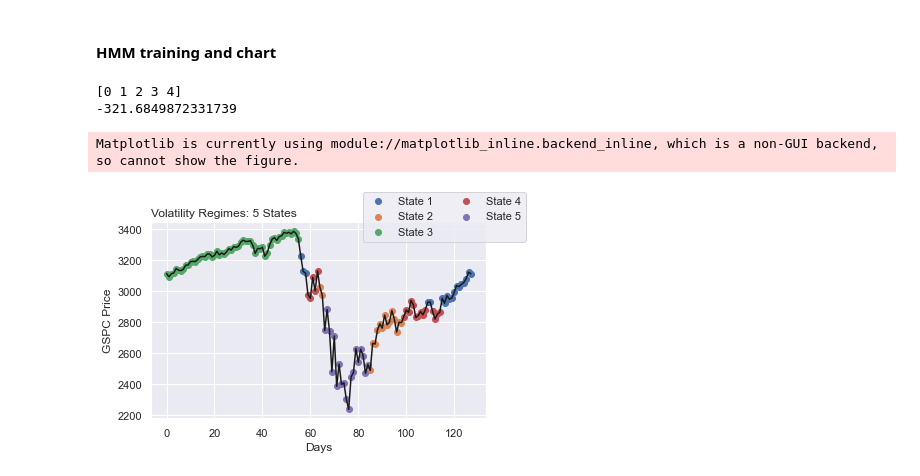
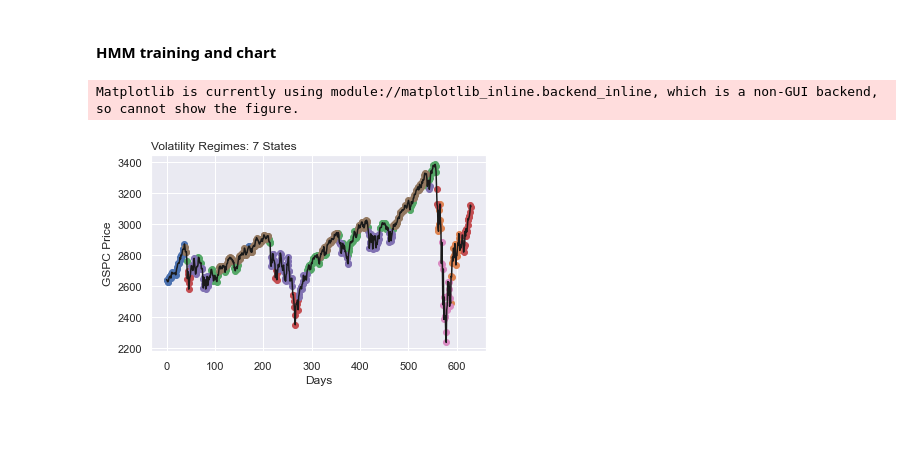
Before and after one commit to sidiyer00/senior-design-short-term-risk, a Jupyter notebook: hmm.ipynb, the cells around one changed output. Cells and saved outputs as stored; diff of their text form; code cells hidden in the pictures; blank space fills up the shorter version.

```diff
--- a/hmm.ipynb
+++ b/hmm.ipynb
@@ -12,7 +12,7 @@ import seaborn as sns
 # %% [markdown]
 #### Download SPY, VIX data
 # %%
-start_date="2019-12-01"
+start_date="2017-12-01"
 end_date="2020-06-05"
 time_interval="daily"
 
@@ -43,7 +43,7 @@ vix_fig.show()
 #### HMM training and chart
 # %%
 # params
-nRegimes = 5
+nRegimes = 7
 nIter = 1000
 # %%
 # method to fit HMM to input data (ex. vix, rets, vix*rets)
@@ -67,33 +67,29 @@ def fitHMM(data, nRegimes, nIter):
 hidden_states, mu, sigma, T, prob = fitHMM(data=df[["vix"]], nRegimes=nRegimes, nIter=nIter)
 # %%
 # plot the HMM states to a time series of the corresponding stock price
-def plotTimeSeries(data, hidden_states, ylabel, title):
+def plotHMM(data, hidden_states, ylabel, title):
     fig = plt.figure()
-    ax = fig.add_subplot(1,1,1)
+    subplt = fig.add_subplot(1,1,1)
     x = np.arange(len(data))
 
     unique_states = np.unique(hidden_states)
-    print(unique_states)
     for i in range(len(unique_states)):
         masks = hidden_states == unique_states[i]
-        ax.scatter(x[masks], data[masks], label= " ".join(["State", str(i+1)]))
+        subplt.scatter(x[masks], data[masks], label= " ".join(["State", str(i+1)]))
 
-    ax.plot(x, data, c="k")
+    subplt.plot(x, data, c="k")
 
-    ax.set_xlabel('Days')
-    ax.set_ylabel(ylabel)
-    ax.set_title(title, loc="left")
+    subplt.set_xlabel('Days')
+    subplt.set_ylabel(ylabel)
+    subplt.set_title(title, loc="left")
     fig.subplots_adjust(bottom=0.2)
     handles, labels = plt.gca().get_legend_handles_labels()
-    fig.legend(handles, labels, ncol=2, frameon=True)
+    # fig.legend(handles, labels, ncol=2, frameon=True)
     fig.show()
     return None
 
 
-plotTimeSeries(df[["gspc"]], hidden_states, 'GSPC Price', 'Volatility Regimes: '+str(nRegimes)+ ' States')
-print(prob)
+plotHMM(df[["gspc"]], hidden_states, 'GSPC Price', 'Volatility Regimes: '+str(nRegimes)+ ' States')
 # %% [output]
-[0 1 2 3 4]
--321.6849872331739
+Matplotlib is currently using module://matplotlib_inline.backend_inline, which is a non-GUI backend, so cannot show the figure.
-Matplotlib is currently using module://matplotlib_inline.backend_inline, which is a non-GUI backend, so cannot show the figure.
-[figure, old version]
+[figure, new version]
```
Also changed, not shown: parts of 2 cells of this notebook, 13 other files.
